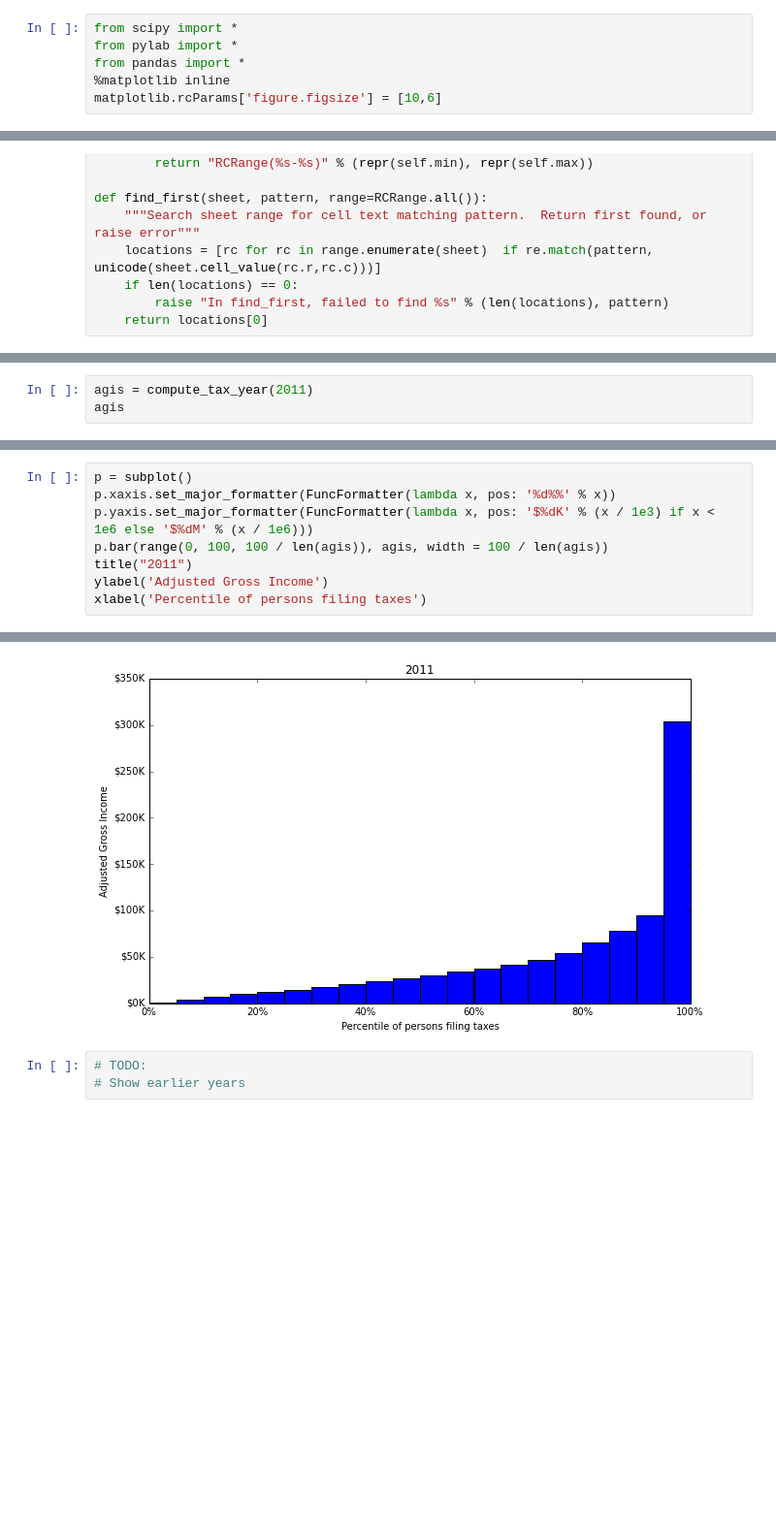
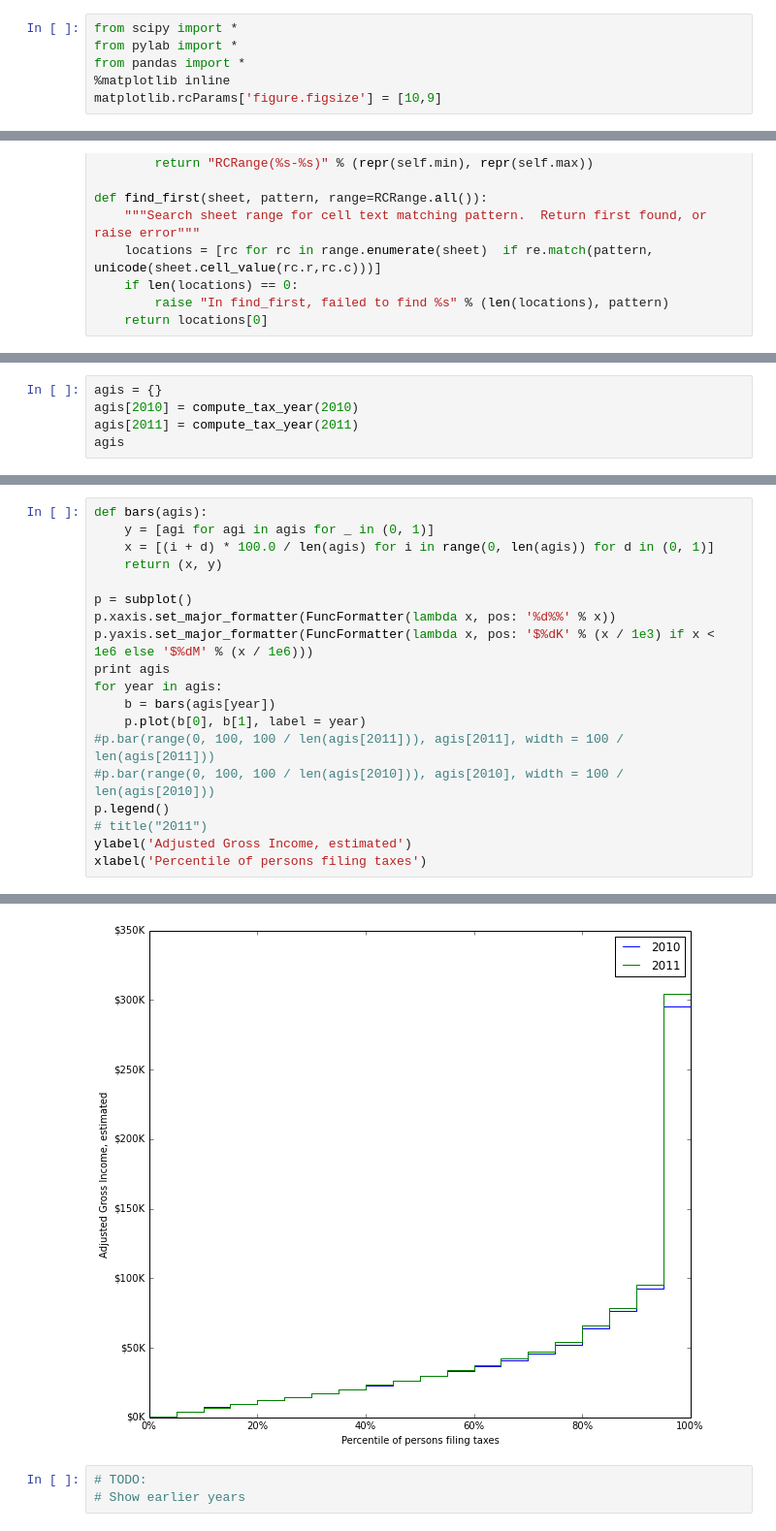
Before and after one commit to CMU-CREATE-Lab/underemployment, a Jupyter notebook: IRS Income Histogram.ipynb, the cells around one changed output, grey strips where cells are left out. Shown at 97% size. Saved outputs shown, nothing was run; the diff lists cells and outputs as text; blank space fills up the shorter version.

Commit message:
Plot 2010 and 2011 using lines; using dict of dataframes for categories instead of hierarchical dataframe

```diff
--- a/IRS Income Histogram.ipynb
+++ b/IRS Income Histogram.ipynb
@@ -3,7 +3,7 @@ from scipy import *
 from pylab import *
 from pandas import *
 %matplotlib inline
-matplotlib.rcParams['figure.figsize'] = [10,6]
+matplotlib.rcParams['figure.figsize'] = [10,9]
 # %%
 import os
 dir = os.path.expanduser("~/projects/underemployment/data")
@@ -188,4 +212,6 @@ def compute_tax_year(year):
 # %%
-agis = compute_tax_year(2011)
+agis = {}
+agis[2010] = compute_tax_year(2010)
+agis[2011] = compute_tax_year(2011)
 agis
 # %% [output]
@@ -213,9 +237,20 @@ agis
 # %%
+def bars(agis):
+    y = [agi for agi in agis for _ in (0, 1)]
+    x = [(i + d) * 100.0 / len(agis) for i in range(0, len(agis)) for d in (0, 1)]
+    return (x, y)
+
 p = subplot()
 p.xaxis.set_major_formatter(FuncFormatter(lambda x, pos: '%d%%' % x))
 p.yaxis.set_major_formatter(FuncFormatter(lambda x, pos: '$%dK' % (x / 1e3) if x < 1e6 else '$%dM' % (x / 1e6)))
-p.bar(range(0, 100, 100 / len(agis)), agis, width = 100 / len(agis))
-title("2011")
-ylabel('Adjusted Gross Income')
+print agis
+for year in agis:
+    b = bars(agis[year])
+    p.plot(b[0], b[1], label = year)
+#p.bar(range(0, 100, 100 / len(agis[2011])), agis[2011], width = 100 / len(agis[2011]))
+#p.bar(range(0, 100, 100 / len(agis[2010])), agis[2010], width = 100 / len(agis[2010]))
+p.legend()
+# title("2011")
+ylabel('Adjusted Gross Income, estimated')
 xlabel('Percentile of persons filing taxes')
 # %% [output]
@@ -223,4 +259,4 @@ xlabel('Percentile of persons filing taxes')
-[figure, old version]
+[figure, new version]
 # %%
 # TODO:
 # Show earlier years
```
Also changed, not shown: parts of 8 cells of this notebook.
